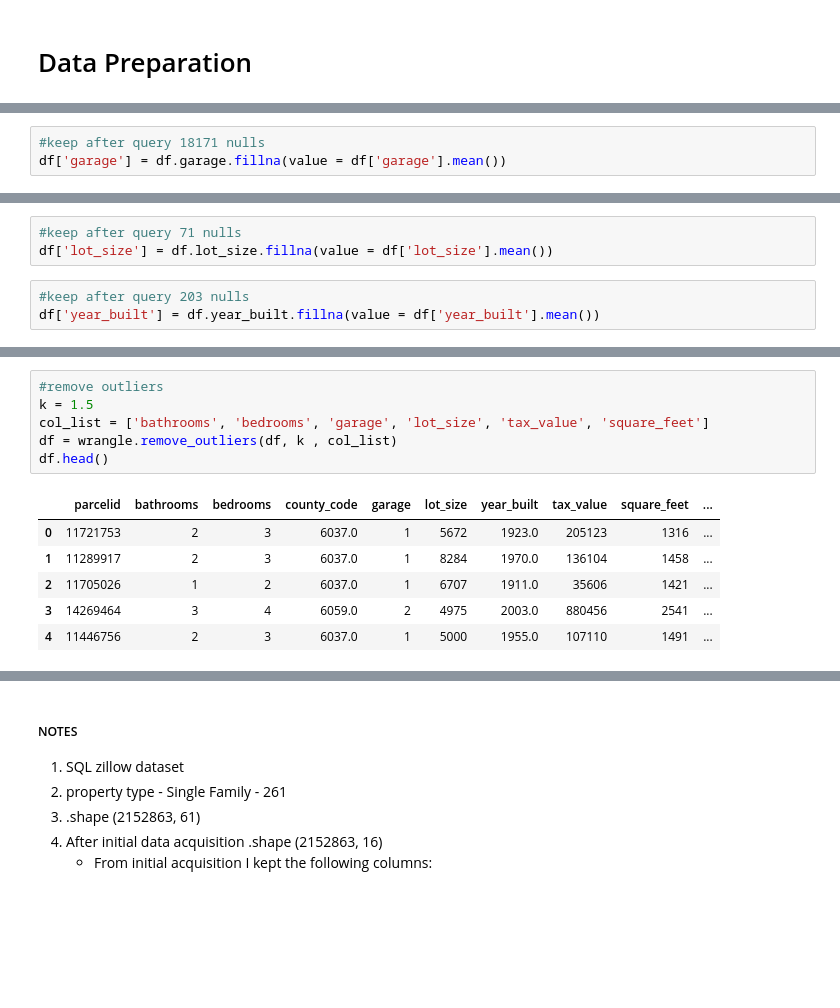
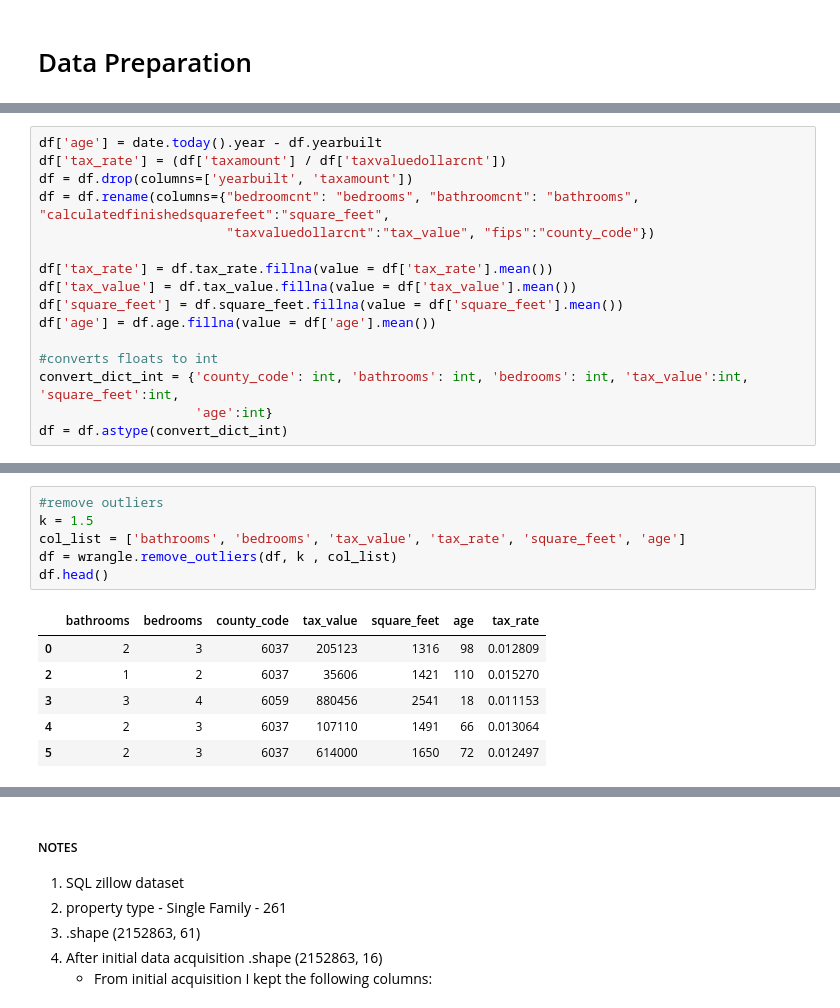
Before and after one commit to hrodjr/estimating_home_value_regression_project, a Jupyter notebook: scratch_notebook.ipynb, the cells around one changed output, grey strips where cells are left out. Cells and saved outputs as stored; diff of their text form; blank space fills up the shorter version.

```diff
--- a/scratch_notebook.ipynb
+++ b/scratch_notebook.ipynb
@@ -142,3 +62,0 @@ dtype: int64
-# %%
-#keep after query 18171 nulls
-df['garage'] = df.garage.fillna(value = df['garage'].mean())
@@ -151,6 +62,0 @@ df['square_feet'] = df.square_feet.fillna(value = df['square_feet'].mean())
-# %%
-#keep after query 71 nulls
-df['lot_size'] = df.lot_size.fillna(value = df['lot_size'].mean())
-# %%
-#keep after query 203 nulls
-df['year_built'] = df.year_built.fillna(value = df['year_built'].mean())
@@ -180,0 +63,16 @@ memory usage: 2.4+ MB
+# %%
+df['age'] = date.today().year - df.yearbuilt
+df['tax_rate'] = (df['taxamount'] / df['taxvaluedollarcnt'])
+df = df.drop(columns=['yearbuilt', 'taxamount'])
+df = df.rename(columns={"bedroomcnt": "bedrooms", "bathroomcnt": "bathrooms", "calculatedfinishedsquarefeet":"square_feet",
+                        "taxvaluedollarcnt":"tax_value", "fips":"county_code"})
+
+df['tax_rate'] = df.tax_rate.fillna(value = df['tax_rate'].mean())
+df['tax_value'] = df.tax_value.fillna(value = df['tax_value'].mean())
+df['square_feet'] = df.square_feet.fillna(value = df['square_feet'].mean())
+df['age'] = df.age.fillna(value = df['age'].mean())
+
+#converts floats to int
+convert_dict_int = {'county_code': int, 'bathrooms': int, 'bedrooms': int, 'tax_value':int, 'square_feet':int,
+                    'age':int}
+df = df.astype(convert_dict_int)
@@ -192,16 +93,16 @@ wrangle.get_box(df)
 # %%
 #remove outliers
 k = 1.5
-col_list = ['bathrooms', 'bedrooms', 'garage', 'lot_size', 'tax_value', 'square_feet']
+col_list = ['bathrooms', 'bedrooms', 'tax_value', 'tax_rate', 'square_feet', 'age']
 df = wrangle.remove_outliers(df, k , col_list)
 df.head()
 # %% [output]
-|  | parcelid | bathrooms | bedrooms | county_code | garage | lot_size | year_built | tax_value | square_feet | ... |
-| 0 | 11721753 | 2 | 3 | 6037.0 | 1 | 5672 | 1923.0 | 205123 | 1316 | ... |
-| 1 | 11289917 | 2 | 3 | 6037.0 | 1 | 8284 | 1970.0 | 136104 | 1458 | ... |
-| 2 | 11705026 | 1 | 2 | 6037.0 | 1 | 6707 | 1911.0 | 35606 | 1421 | ... |
-| 3 | 14269464 | 3 | 4 | 6059.0 | 2 | 4975 | 2003.0 | 880456 | 2541 | ... |
-| 4 | 11446756 | 2 | 3 | 6037.0 | 1 | 5000 | 1955.0 | 107110 | 1491 | ... |
+|  | bathrooms | bedrooms | county_code | tax_value | square_feet | age | tax_rate |
+| 0 | 2 | 3 | 6037 | 205123 | 1316 | 98 | 0.012809 |
+| 2 | 1 | 2 | 6037 | 35606 | 1421 | 110 | 0.015270 |
+| 3 | 3 | 4 | 6059 | 880456 | 2541 | 18 | 0.011153 |
+| 4 | 2 | 3 | 6037 | 107110 | 1491 | 66 | 0.013064 |
+| 5 | 2 | 3 | 6037 | 614000 | 1650 | 72 | 0.012497 |
 # %%
 #after removing outliers
 wrangle.get_hist(df)
```
Also changed, not shown: parts of 45 cells of this notebook, 3 other files.
